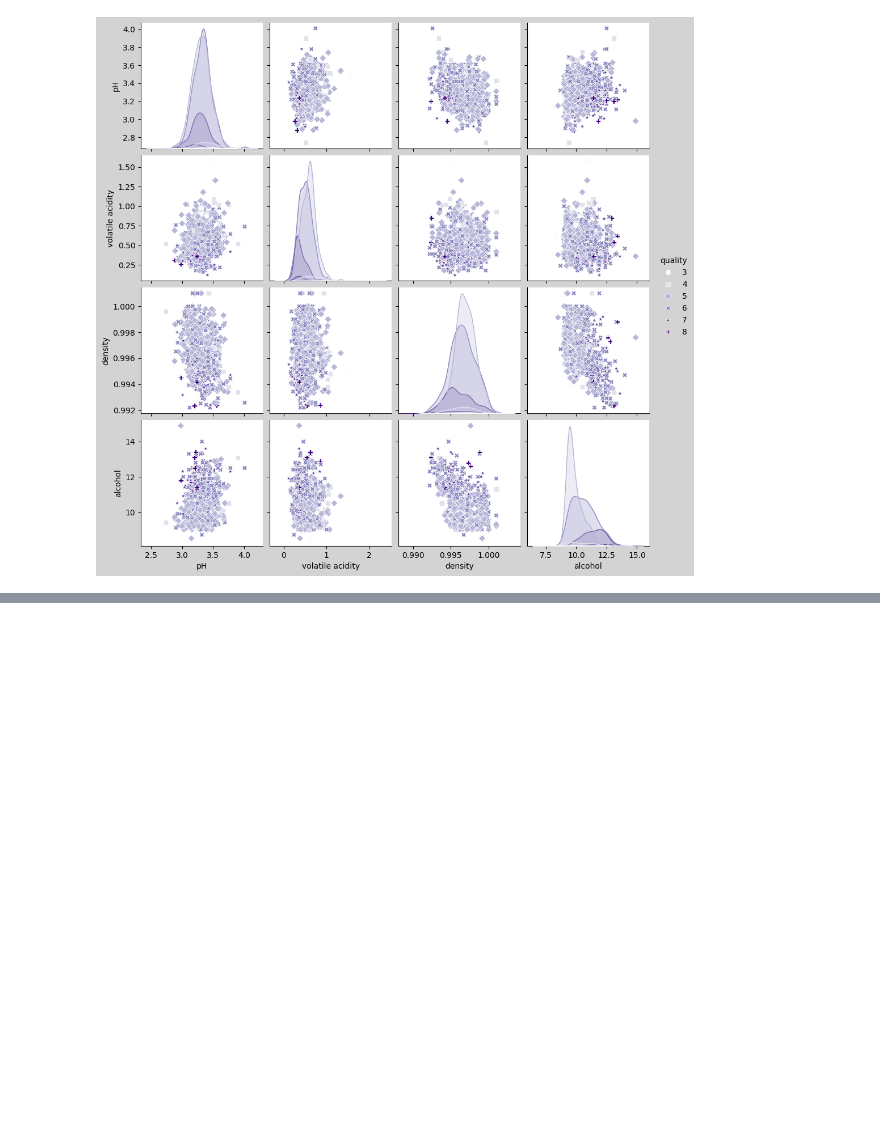
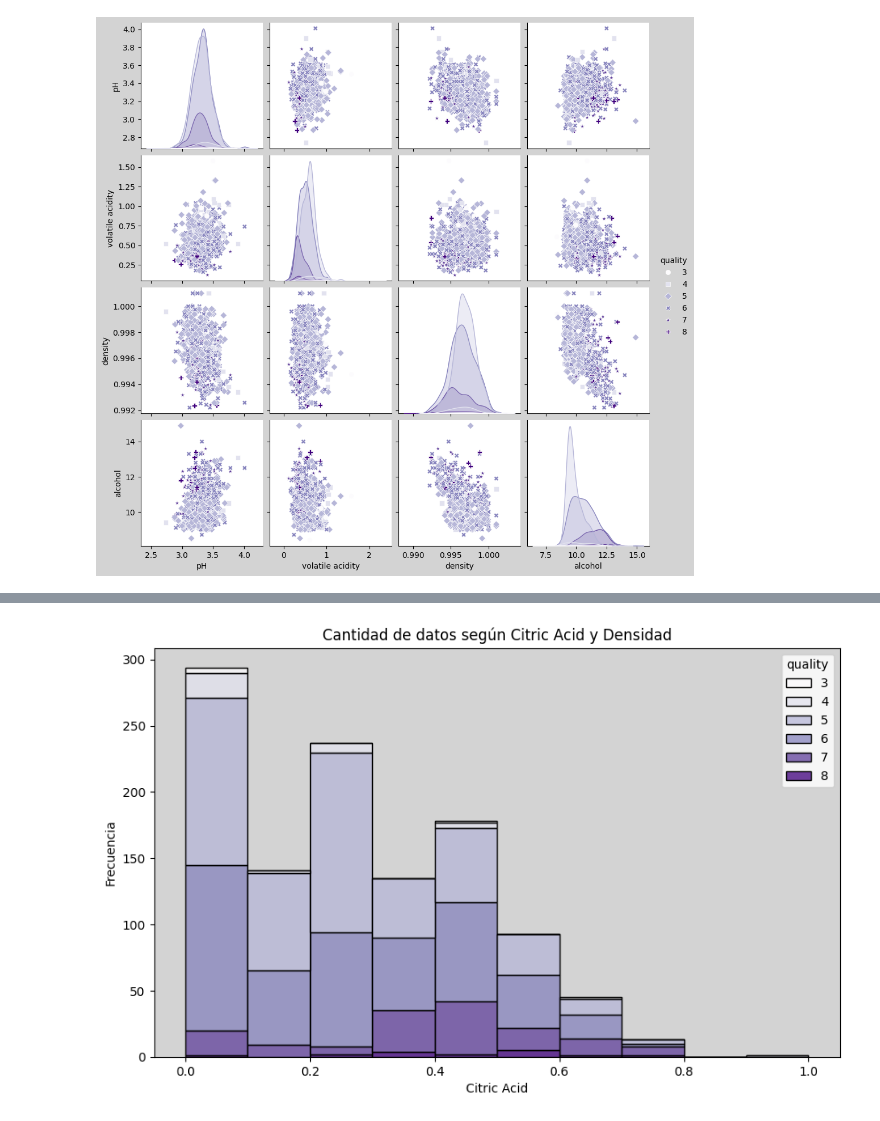
Before and after one commit to ignaciomz/CH_IM_61140, a Jupyter notebook: WineQuality_Parte1_Martínez.ipynb, the cells around one changed output, grey strips where cells are left out. Drawn from its saved outputs; the diff is of its cells as text; code cells hidden in the pictures; blank space fills up the shorter version.

```diff
--- a/WineQuality_Parte1_Martínez.ipynb
+++ b/WineQuality_Parte1_Martínez.ipynb
@@ -384,0 +408,12 @@ plt.show()
+# %%
+# Aqui vemos que tengo valores varios, pero puedo comenzar a ver tendencias en la zona media.
+
+plt.figure(figsize=(10, 6))
+plt.gca().set_facecolor('lightgrey')
+sns.histplot(data=qw, x='citric acid', hue='quality', palette='Purples', multiple='stack', bins=10)
+plt.xlabel('Citric Acid')
+plt.ylabel('Frecuencia')
+plt.title('Cantidad de datos según Citric Acid y Densidad')
+plt.show()
+# %% [output]
+[figure, added]
```
Also changed, not shown: parts of 14 cells of this notebook.
